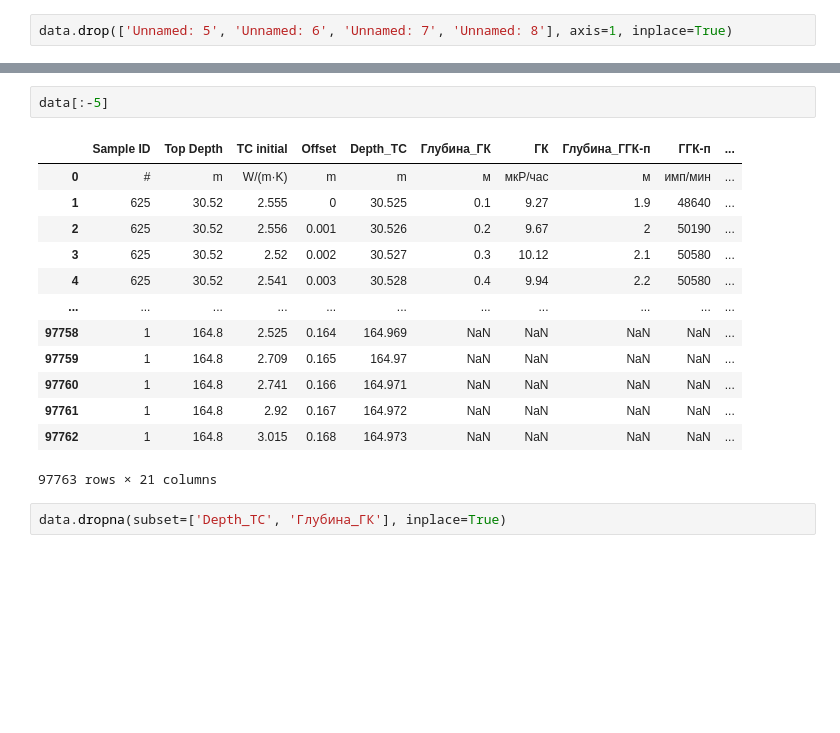
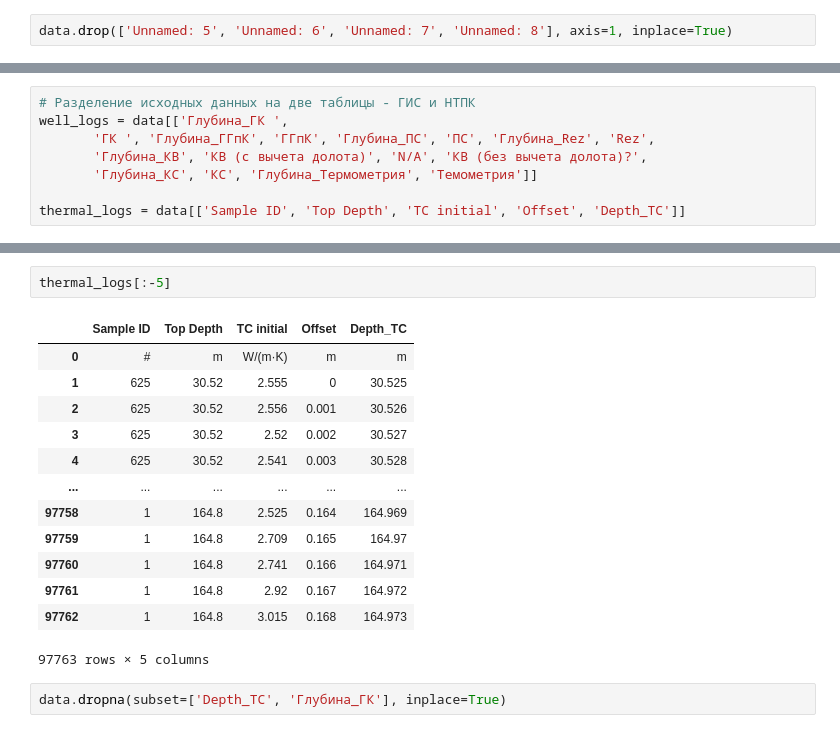
Before and after one commit to MariiaKalinina/R, a Jupyter notebook: Rosatom_new_version.ipynb, the cells around one changed output, grey strips where cells are left out. Cells and saved outputs as stored; diff of their text form; blank space fills up the shorter version.

```diff
--- a/Rosatom_new_version.ipynb
+++ b/Rosatom_new_version.ipynb
@@ -99,0 +115,8 @@ data.drop(['Unnamed: 5', 'Unnamed: 6', 'Unnamed: 7', 'Unnamed: 8'], axis=1, inpl
+# %%
+# Разделение исходных данных на две таблицы - ГИС и НТПК
+well_logs = data[['Глубина_ГК ',
+       'ГК ', 'Глубина_ГГпК', 'ГГпК', 'Глубина_ПС', 'ПС', 'Глубина_Rez', 'Rez',
+       'Глубина_КВ', 'КВ (c вычета долота)', 'N/A', 'КВ (без вычета долота)?',
+       'Глубина_КС', 'КС', 'Глубина_Термометрия', 'Темометрия']]
+
+thermal_logs = data[['Sample ID', 'Top Depth', 'TC initial', 'Offset', 'Depth_TC']]
@@ -100,19 +178,19 @@ data.drop(['Unnamed: 5', 'Unnamed: 6', 'Unnamed: 7', 'Unnamed: 8'], axis=1, inpl
 # %%
-data[:-5]
+thermal_logs[:-5]
 # %% [output]
-|  | Sample ID | Top Depth | TC initial | Offset | Depth_TC | Глубина_ГК | ГК | Глубина_ГГК-п | ГГК-п | ... |
-| 0 | # | m | W/(m·K) | m | m | м | мкР/час | м | имп/мин | ... |
-| 1 | 625 | 30.52 | 2.555 | 0 | 30.525 | 0.1 | 9.27 | 1.9 | 48640 | ... |
-| 2 | 625 | 30.52 | 2.556 | 0.001 | 30.526 | 0.2 | 9.67 | 2 | 50190 | ... |
-| 3 | 625 | 30.52 | 2.52 | 0.002 | 30.527 | 0.3 | 10.12 | 2.1 | 50580 | ... |
-| 4 | 625 | 30.52 | 2.541 | 0.003 | 30.528 | 0.4 | 9.94 | 2.2 | 50580 | ... |
-| ... | ... | ... | ... | ... | ... | ... | ... | ... | ... | ... |
-| 97758 | 1 | 164.8 | 2.525 | 0.164 | 164.969 | NaN | NaN | NaN | NaN | ... |
-| 97759 | 1 | 164.8 | 2.709 | 0.165 | 164.97 | NaN | NaN | NaN | NaN | ... |
-| 97760 | 1 | 164.8 | 2.741 | 0.166 | 164.971 | NaN | NaN | NaN | NaN | ... |
-| 97761 | 1 | 164.8 | 2.92 | 0.167 | 164.972 | NaN | NaN | NaN | NaN | ... |
-| 97762 | 1 | 164.8 | 3.015 | 0.168 | 164.973 | NaN | NaN | NaN | NaN | ... |
+|  | Sample ID | Top Depth | TC initial | Offset | Depth_TC |
+| 0 | # | m | W/(m·K) | m | m |
+| 1 | 625 | 30.52 | 2.555 | 0 | 30.525 |
+| 2 | 625 | 30.52 | 2.556 | 0.001 | 30.526 |
+| 3 | 625 | 30.52 | 2.52 | 0.002 | 30.527 |
+| 4 | 625 | 30.52 | 2.541 | 0.003 | 30.528 |
+| ... | ... | ... | ... | ... | ... |
+| 97758 | 1 | 164.8 | 2.525 | 0.164 | 164.969 |
+| 97759 | 1 | 164.8 | 2.709 | 0.165 | 164.97 |
+| 97760 | 1 | 164.8 | 2.741 | 0.166 | 164.971 |
+| 97761 | 1 | 164.8 | 2.92 | 0.167 | 164.972 |
+| 97762 | 1 | 164.8 | 3.015 | 0.168 | 164.973 |
-97763 rows × 21 columns
+97763 rows × 5 columns
 # %%
 data.dropna(subset=['Depth_TC', 'Глубина_ГК'], inplace=True)
 # %%
```
Also changed, not shown: parts of 10 cells of this notebook.
